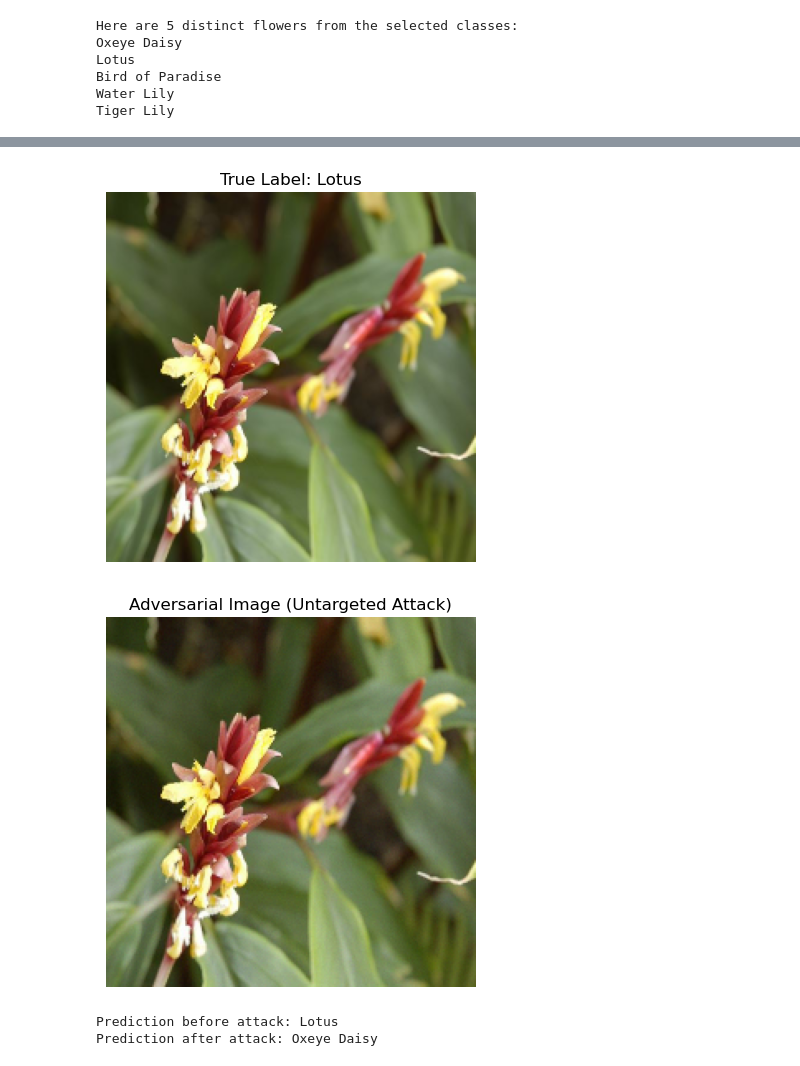
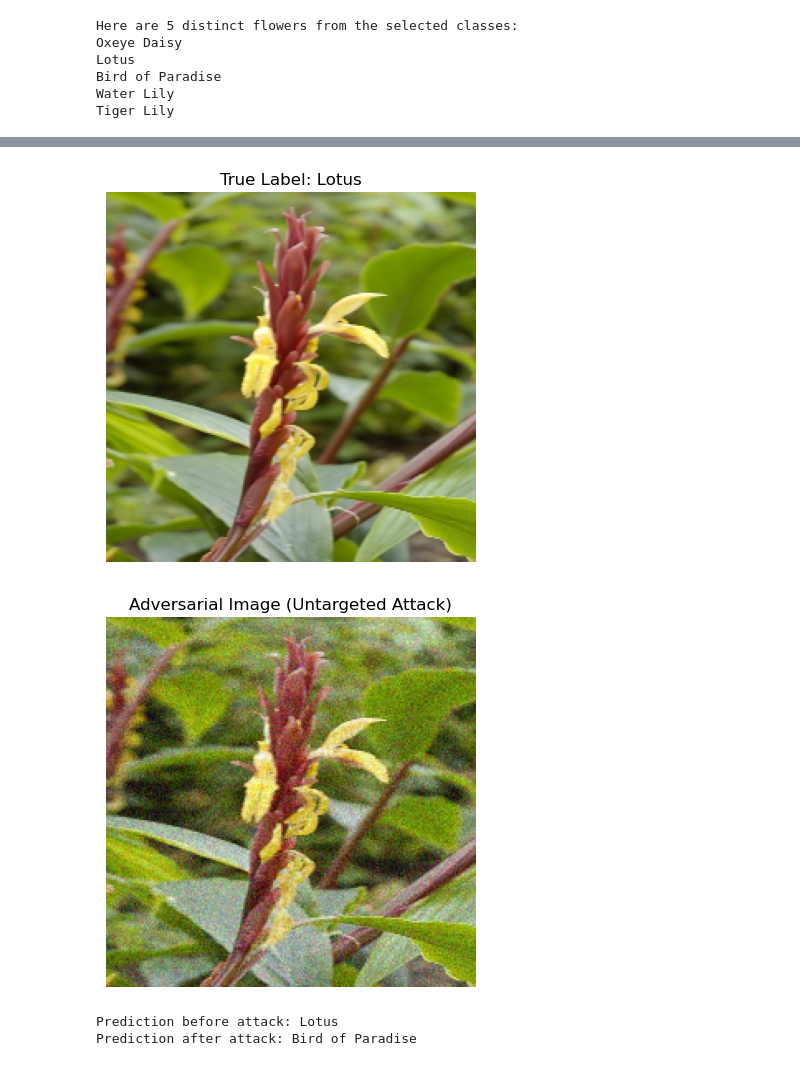
Before and after one commit to DanEatsWaffles/HopSkipJump, a Jupyter notebook: EXAM22.ipynb, the cells around one changed output, grey strips where cells are left out. Cells and saved outputs as stored; diff of their text form; code cells hidden in the pictures.

```diff
--- a/EXAM22.ipynb
+++ b/EXAM22.ipynb
@@ -154,7 +166,7 @@ model = Sequential([
 model.compile(optimizer='adam', loss='sparse_categorical_crossentropy', metrics=['accuracy'])
 
 # Train the model
-history = model.fit(ds_train, validation_data=ds_test, epochs=10)
+history = model.fit(ds_train, validation_data=ds_test_balanced, epochs=10)
 
 # Plot the training and validation accuracy
 plt.plot(history.history['accuracy'], label='Training Accuracy')
@@ -227,40 +252,40 @@ from art.estimators.classification import TensorFlowV2Classifier
 classifier = TensorFlowV2Classifier(model=model, input_shape=(224, 224, 3), nb_classes=5, clip_values=(0.0, 1.0))
 
 # Get a sample image from the test set
-for x_sample, y_sample in ds_test.take(8):
+for x_sample, y_sample in ds_test.take(2):
     x_sample = x_sample[:1]  # Take one image
     y_sample = y_sample[:1]  # Take its corresponding label
 
 # Convert the TensorFlow tensor to a NumPy array
 x_sample_np = x_sample.numpy()  # Convert to NumPy array
 
 # Display the sample image and its true label
 plt.imshow(x_sample_np.reshape(224, 224, 3))
 plt.title(f"True Label: {flower_names[selected_classes[y_sample.numpy()[0]]]}")  # Display correct label
 plt.axis('off')
 plt.show()
 
 # Perform untargeted HopSkipJump attack
 attack = HopSkipJump(classifier=classifier, targeted=False, max_iter=10)
 x_adv = attack.generate(x=x_sample_np)  # Pass NumPy array to the attack
 
 # Display the adversarial image
 plt.imshow(x_adv.reshape(224, 224, 3))
 plt.title("Adversarial Image (Untargeted Attack)")
 plt.axis('off')
 plt.show()
 
 # Check model predictions before and after the attack
 pred_before = np.argmax(classifier.predict(x_sample_np), axis=1)
 pred_after = np.argmax(classifier.predict(x_adv), axis=1)
 
 print(f"Prediction before attack: {flower_names[selected_classes[pred_before[0]]]}")  # Prediction before attack
 print(f"Prediction after attack: {flower_names[selected_classes[pred_after[0]]]}")   # Prediction after attack
 # %% [output]
-[figure, old version]
+[figure, new version]
-[figure, old version]
+[figure, new version]
 Prediction before attack: Lotus
-Prediction after attack: Oxeye Daisy
+Prediction after attack: Bird of Paradise
 # %%
 # Step 6: Perform a targeted HopSkipJump attack (misclassify into each of the other 4 classes)
 # Set the available classes except the true one (we are assuming the sample is from class 0: Bird of Paradise)
```
Also changed, not shown: parts of 11 cells of this notebook.
